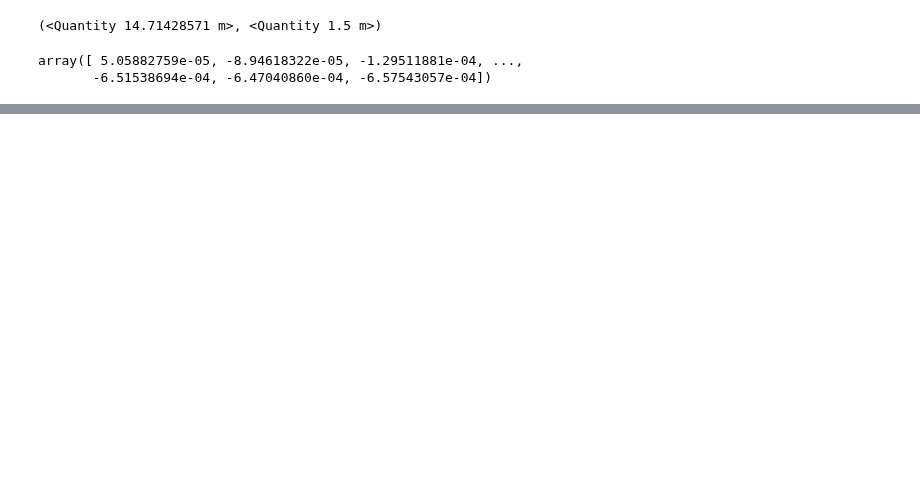
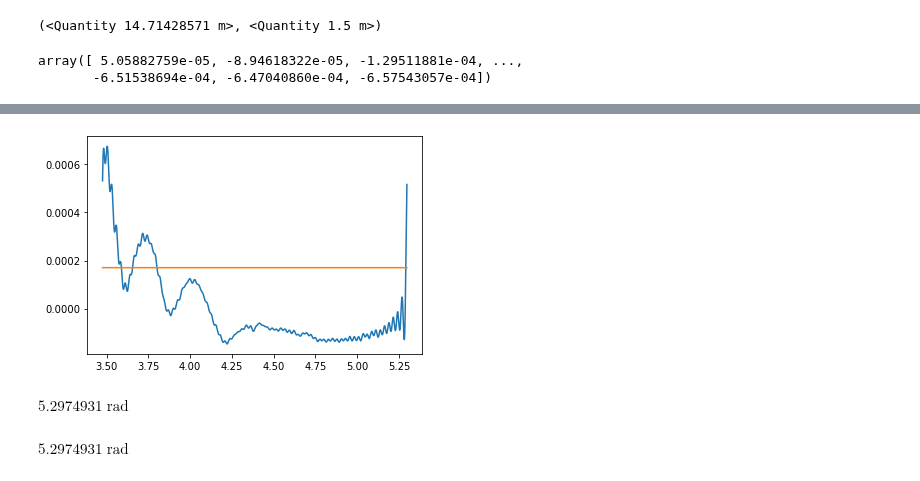
Before and after one commit to nolanylee/astro121lab, a Jupyter notebook: Sun Data??.ipynb, the cells around one changed output, grey strips where cells are left out. Drawn from its saved outputs; the diff is of its cells as text; code cells hidden in the pictures; blank space fills up the shorter version.

Commit message:
successfully Fourier Filtered ...fit is still shit

```diff
--- a/Sun Data??.ipynb
+++ b/Sun Data??.ipynb
@@ -270,0 +259,13 @@ plt.show()
+# %%
+filtered_signal = np.fft.ifft(fft)
+# %%
+plt.figure()
+plt.plot(hs, filtered_signal)
+plt.plot(hs, bessel_fit)
+plt.show()
+# %% [output]
+[figure, added]
+# %%
+hs[0]
+# %% [output]
+$5.2974931 \; \mathrm{rad}$
@@ -270,0 +286,4 @@ plt.show()
+# %%
+hs[0]
+# %% [output]
+$5.2974931 \; \mathrm{rad}$
```
Also changed, not shown: parts of 22 cells of this notebook.
